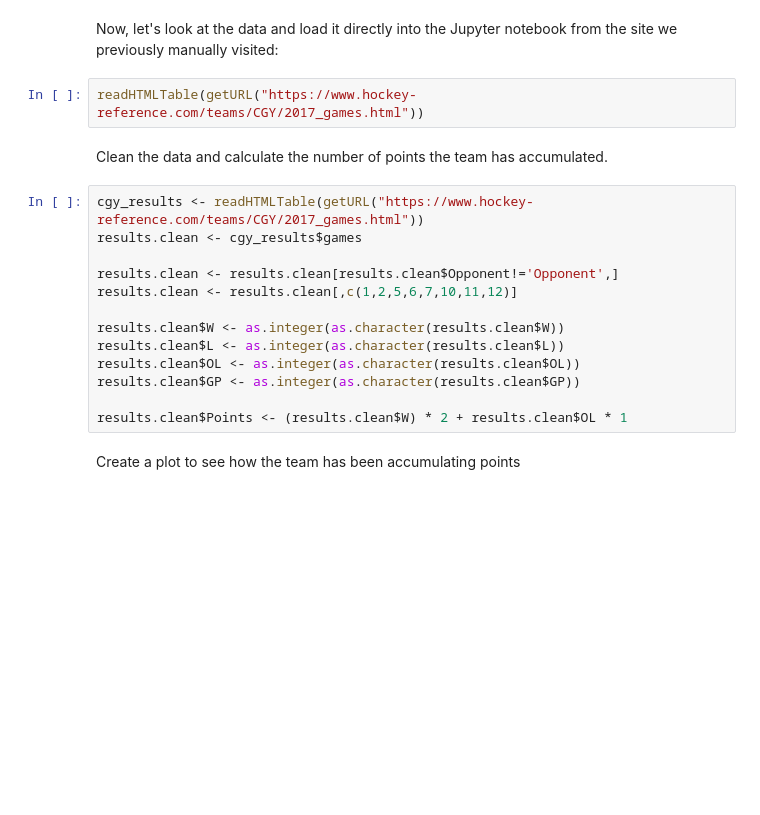
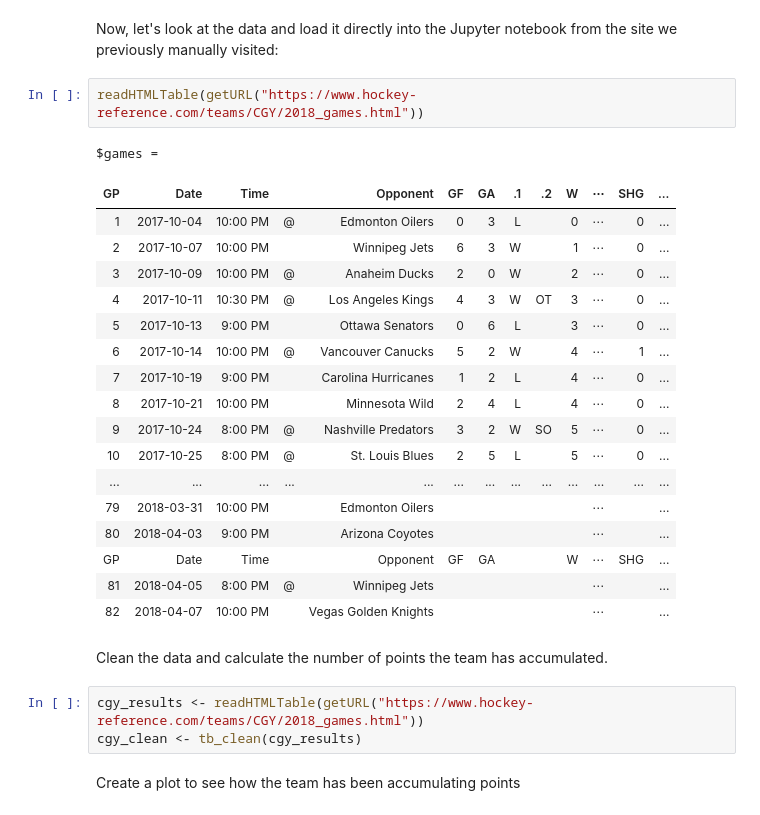
Before and after one commit to cybera/jupyter-demo-notebooks, a Jupyter notebook: teaching/open-data-sample-assignment.ipynb, the cells around one changed output. Drawn from its saved outputs; the diff is of its cells as text; blank space fills up the shorter version.

```diff
--- a/teaching/open-data-sample-assignment.ipynb
+++ b/teaching/open-data-sample-assignment.ipynb
@@ -53,22 +66,31 @@ library(ggplot2)
 # %% [markdown]
 Now, let's look at the data and load it directly into the Jupyter notebook from the site we previously manually visited:
 # %%
-readHTMLTable(getURL("https://www.hockey-reference.com/teams/CGY/2017_games.html"))
+readHTMLTable(getURL("https://www.hockey-reference.com/teams/CGY/2018_games.html"))
+# %% [output]
+$games =
+| GP | Date | Time |  | Opponent | GF | GA | .1 | .2 | W | ⋯ | SHG | ... |
+| 1 | 2017-10-04 | 10:00 PM | @ | Edmonton Oilers | 0 | 3 | L |  | 0 | ⋯ | 0 | ... |
+| 2 | 2017-10-07 | 10:00 PM |  | Winnipeg Jets | 6 | 3 | W |  | 1 | ⋯ | 0 | ... |
+| 3 | 2017-10-09 | 10:00 PM | @ | Anaheim Ducks | 2 | 0 | W |  | 2 | ⋯ | 0 | ... |
+| 4 | 2017-10-11 | 10:30 PM | @ | Los Angeles Kings | 4 | 3 | W | OT | 3 | ⋯ | 0 | ... |
+| 5 | 2017-10-13 | 9:00 PM |  | Ottawa Senators | 0 | 6 | L |  | 3 | ⋯ | 0 | ... |
+| 6 | 2017-10-14 | 10:00 PM | @ | Vancouver Canucks | 5 | 2 | W |  | 4 | ⋯ | 1 | ... |
+| 7 | 2017-10-19 | 9:00 PM |  | Carolina Hurricanes | 1 | 2 | L |  | 4 | ⋯ | 0 | ... |
+| 8 | 2017-10-21 | 10:00 PM |  | Minnesota Wild | 2 | 4 | L |  | 4 | ⋯ | 0 | ... |
+| 9 | 2017-10-24 | 8:00 PM | @ | Nashville Predators | 3 | 2 | W | SO | 5 | ⋯ | 0 | ... |
+| 10 | 2017-10-25 | 8:00 PM | @ | St. Louis Blues | 2 | 5 | L |  | 5 | ⋯ | 0 | ... |
+| ... | ... | ... | ... | ... | ... | ... | ... | ... | ... | ... | ... | ... |
+| 79 | 2018-03-31 | 10:00 PM |  | Edmonton Oilers |  |  |  |  |  | ⋯ |  | ... |
+| 80 | 2018-04-03 | 9:00 PM |  | Arizona Coyotes |  |  |  |  |  | ⋯ |  | ... |
+| GP | Date | Time |  | Opponent | GF | GA |  |  | W | ⋯ | SHG | ... |
+| 81 | 2018-04-05 | 8:00 PM | @ | Winnipeg Jets |  |  |  |  |  | ⋯ |  | ... |
+| 82 | 2018-04-07 | 10:00 PM |  | Vegas Golden Knights |  |  |  |  |  | ⋯ |  | ... |
 # %% [markdown]
 Clean the data and calculate the number of points the team has accumulated.
-# %%
-cgy_results <- readHTMLTable(getURL("https://www.hockey-reference.com/teams/CGY/2017_games.html"))
-results.clean <- cgy_results$games
-
-results.clean <- results.clean[results.clean$Opponent!='Opponent',]
-results.clean <- results.clean[,c(1,2,5,6,7,10,11,12)]
-
-results.clean$W <- as.integer(as.character(results.clean$W))
-results.clean$L <- as.integer(as.character(results.clean$L))
-results.clean$OL <- as.integer(as.character(results.clean$OL))
-results.clean$GP <- as.integer(as.character(results.clean$GP))
-
-results.clean$Points <- (results.clean$W) * 2 + results.clean$OL * 1
+# %%
+cgy_results <- readHTMLTable(getURL("https://www.hockey-reference.com/teams/CGY/2018_games.html"))
+cgy_clean <- tb_clean(cgy_results)
 # %% [markdown]
 Create a plot to see how the team has been accumulating points
 # %%
```
Also changed, not shown: parts of 7 cells of this notebook.
